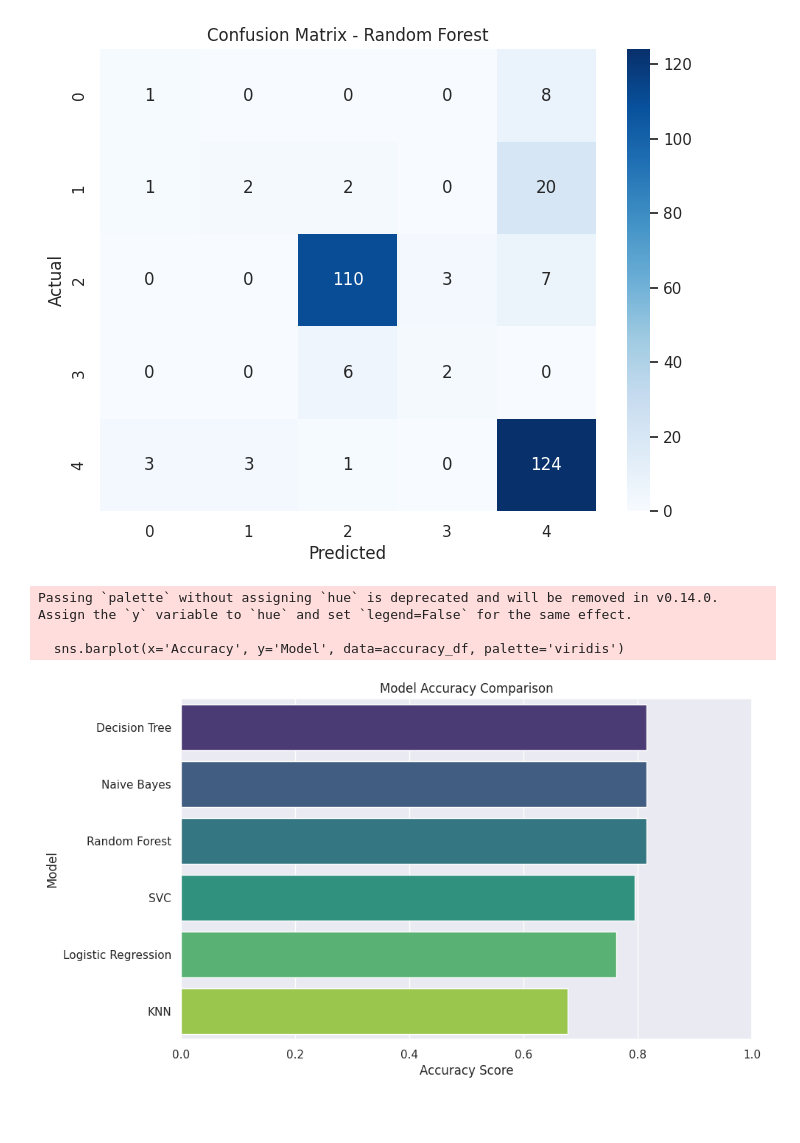
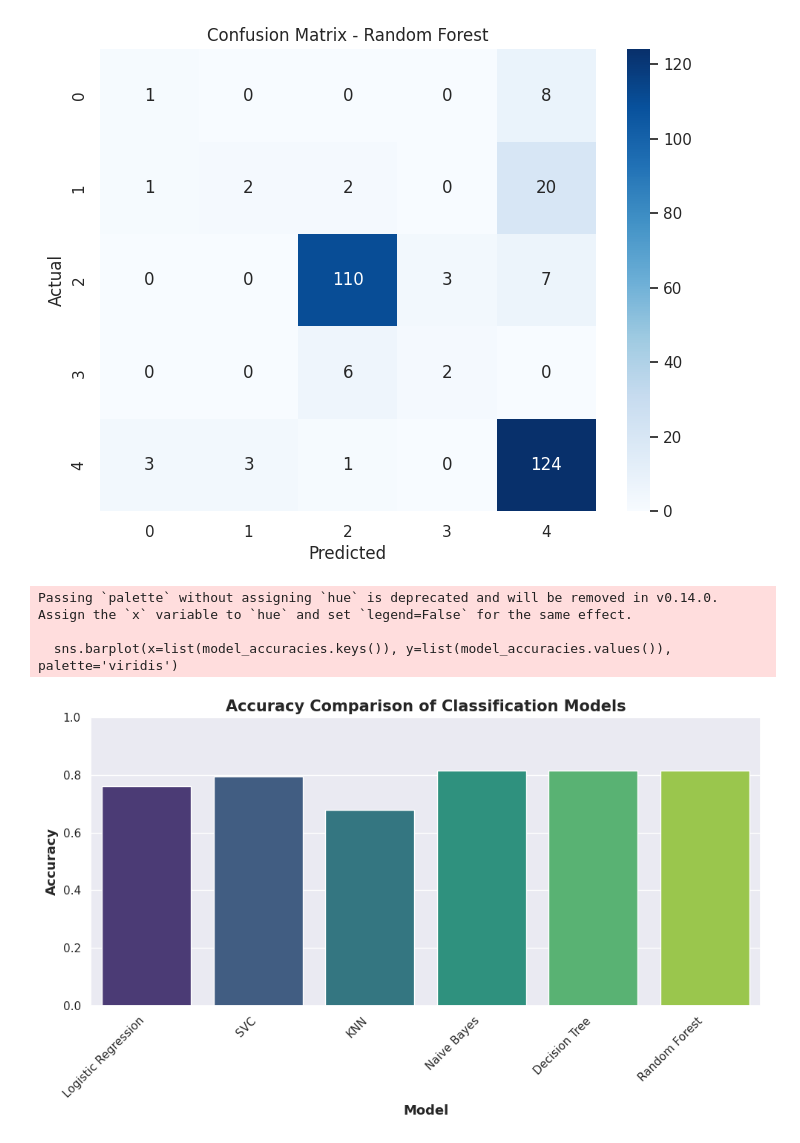
Before and after one commit to alanprawira/AI-comparation, a Jupyter notebook: comparing.ipynb, the cells around one changed output. Drawn from its saved outputs; the diff is of its cells as text; code cells hidden in the pictures; blank space fills up the shorter version.

```diff
--- a/comparing.ipynb
+++ b/comparing.ipynb
@@ -500,35 +542,32 @@ Confusion Matrix for Random Forest:
  [  0   0   6   2   0]
  [  3   3   1   0 124]]
 [figure]
-# %%
-# prompt: Create visualization for all model with their Accuracy
-
-import pandas as pd
-import matplotlib.pyplot as plt
-
-# Calculate accuracy for Naive Bayes and store it in a variable
-acc4 = accuracy_score(y_test, y_pred) # Assuming y_test and y_pred are from the Naive Bayes cell
-
-# Collect accuracy scores for visualization
-model_names = ['Logistic Regression', 'SVC', 'KNN', 'Naive Bayes', 'Decision Tree', 'Random Forest']
-accuracy_scores = [acc1, acc2, acc3, acc4, accuracy, accuracy_rf] # Using the collected accuracy variables and the new Naive Bayes accuracy
-
-# Create a DataFrame for visualization
-accuracy_df = pd.DataFrame({'Model': model_names, 'Accuracy': accuracy_scores})
-
-# Sort by accuracy for better visualization
-accuracy_df = accuracy_df.sort_values(by='Accuracy', ascending=False)
-
-# Create a bar plot
-plt.figure(figsize=(10, 6))
-sns.barplot(x='Accuracy', y='Model', data=accuracy_df, palette='viridis')
-plt.title('Model Accuracy Comparison')
-plt.xlabel('Accuracy Score')
-plt.ylabel('Model')
-plt.xlim([0, 1]) # Accuracy is between 0 and 1
-plt.show()
-# %% [output]
-Passing `palette` without assigning `hue` is deprecated and will be removed in v0.14.0. Assign the `y` variable to `hue` and set `legend=False` for the same effect.
-
-  sns.barplot(x='Accuracy', y='Model', data=accuracy_df, palette='viridis')
-[figure, removed]
+# %%
+# prompt: Create visualization for all model with their Accuracy
+
+import matplotlib.pyplot as plt
+# Store the accuracies of each model
+model_accuracies = {
+    'Logistic Regression': acc1,
+    'SVC': acc2,
+    'KNN': acc3,
+    'Naive Bayes': accuracy, # Using the 'accuracy' variable from Naive Bayes
+    'Decision Tree': accuracy_score(y_test, y_pred), # Using the 'accuracy_score' calculation from Decision Tree
+    'Random Forest': accuracy_rf
+}
+
+# Create a bar plot for model accuracies
+plt.figure(figsize=(10, 6))
+sns.barplot(x=list(model_accuracies.keys()), y=list(model_accuracies.values()), palette='viridis')
+plt.xlabel('Model', fontweight='bold', size=13)
+plt.ylabel('Accuracy', fontweight='bold', size=13)
+plt.title('Accuracy Comparison of Classification Models', fontweight='bold', size=15)
+plt.ylim(0, 1) # Accuracy is between 0 and 1
+plt.xticks(rotation=45, ha='right') # Rotate labels for better readability
+plt.tight_layout()
+plt.show()
+# %% [output]
+Passing `palette` without assigning `hue` is deprecated and will be removed in v0.14.0. Assign the `x` variable to `hue` and set `legend=False` for the same effect.
+
+  sns.barplot(x=list(model_accuracies.keys()), y=list(model_accuracies.values()), palette='viridis')
+[figure, added]
```
Also changed, not shown: parts of 3 cells of this notebook.
